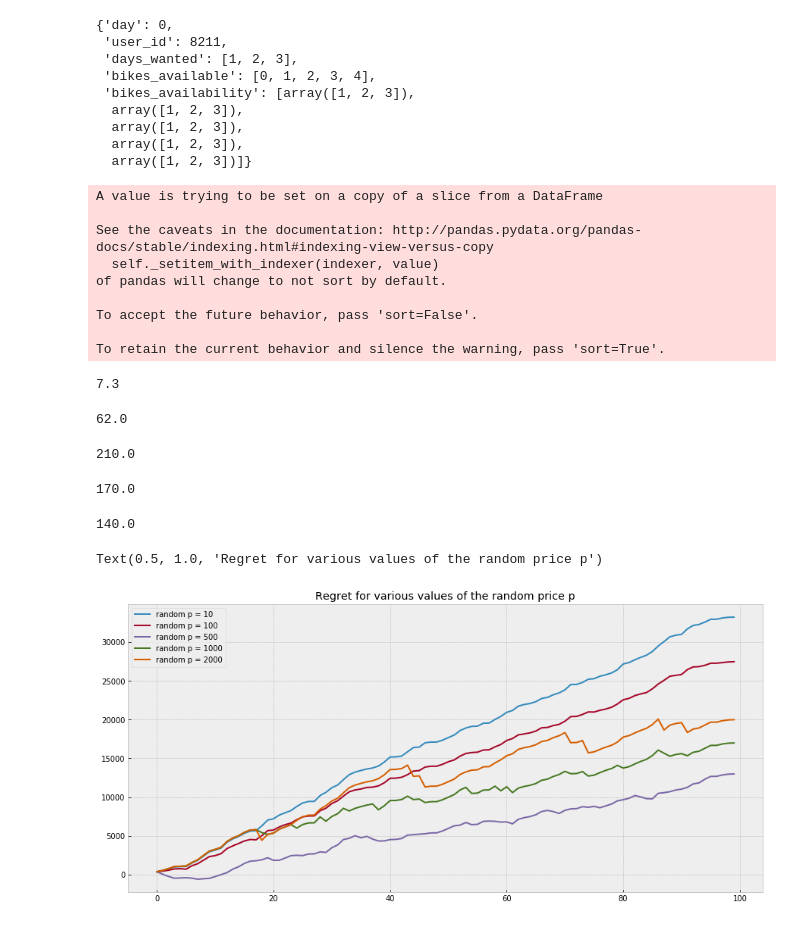
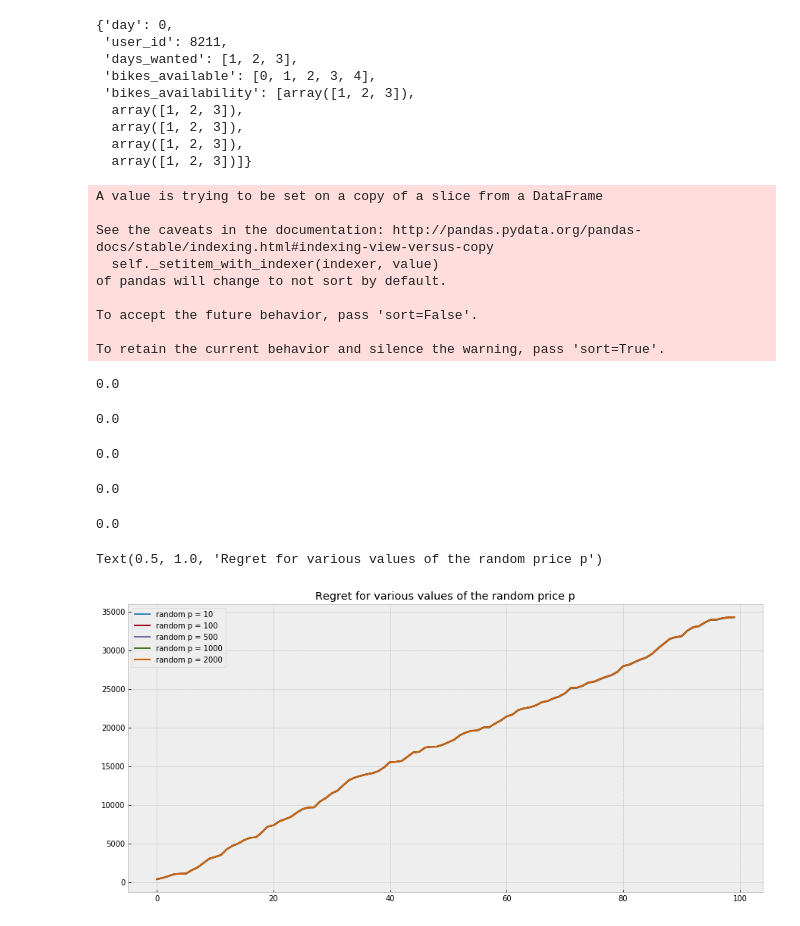
Before and after one commit to Bnoyt/ia316-renting, a Jupyter notebook: environnement.ipynb, the cells around one changed output. Saved outputs shown, nothing was run; the diff lists cells and outputs as text; code cells hidden in the pictures.

```diff
--- a/environnement.ipynb
+++ b/environnement.ipynb
@@ -372,7 +372,7 @@ params = {
     "n_users":10000,
     "n_clusters":5,
     'dim':10,
-    "n_bikes_per_user":5,
+    "n_bikes_per_user":1,
     "users_per_day":10
 }
 seed = 2
@@ -400,7 +400,7 @@ params = {
     "n_users":10000,
     "n_clusters":5,
     'dim':10,
-    "n_bikes_per_user":5,
+    "n_bikes_per_user":1,
     "users_per_day":10
 }
 seed = 2
@@ -429,7 +429,7 @@ params = {
     "n_users":10000,
     "n_clusters":5,
     'dim':10,
-    "n_bikes_per_user":5,
+    "n_bikes_per_user":2,
     "users_per_day":10
 }
 seed = 2
@@ -457,7 +457,7 @@ params = {
     "n_users":10000,
     "n_clusters":5,
     'dim':10,
-    "n_bikes_per_user":5,
+    "n_bikes_per_user":1,
     "users_per_day":10
 }
 seed = 2
@@ -488,7 +488,7 @@ params = {
     "n_users":10000,
     "n_clusters":5,
     'dim':10,
-    "n_bikes_per_user":5,
+    "n_bikes_per_user":2,
     "users_per_day":10
 }
 seed = 2
@@ -499,36 +499,36 @@ env.init()
 policy = Policy({"list_length":5,"price":2000},3)
 for i in tqdm(range(n_steps)):
     context = env.get_context()
     b,d,p = policy.get_action(context)
     result = env.act(b,d,p)
 
 df = env.get_history()
 
 print(df.reward.mean())
 
 
 regret = df.best_reward.cumsum() - df.reward.cumsum()
 
 plt.plot(regret.values,label="random p = 2000")
 
 
 plt.legend()
 
 plt.title("Regret for various values of the random price p")
 # %% [output]
 A value is trying to be set on a copy of a slice from a DataFrame
 
 See the caveats in the documentation: http://pandas.pydata.org/pandas-docs/stable/indexing.html#indexing-view-versus-copy
   self._setitem_with_indexer(indexer, value)
 of pandas will change to not sort by default.
 
 To accept the future behavior, pass 'sort=False'.
 
 To retain the current behavior and silence the warning, pass 'sort=True'.
-7.3
+0.0
-62.0
+0.0
-210.0
+0.0
-170.0
+0.0
-140.0
+0.0
 Text(0.5, 1.0, 'Regret for various values of the random price p')
-[figure, old version]
+[figure, new version]
```
Also changed, not shown: parts of 2 cells of this notebook.
